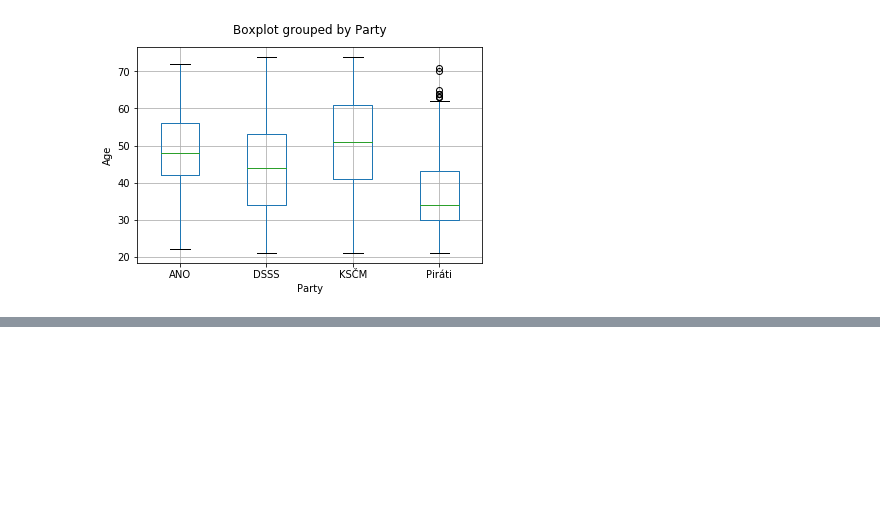
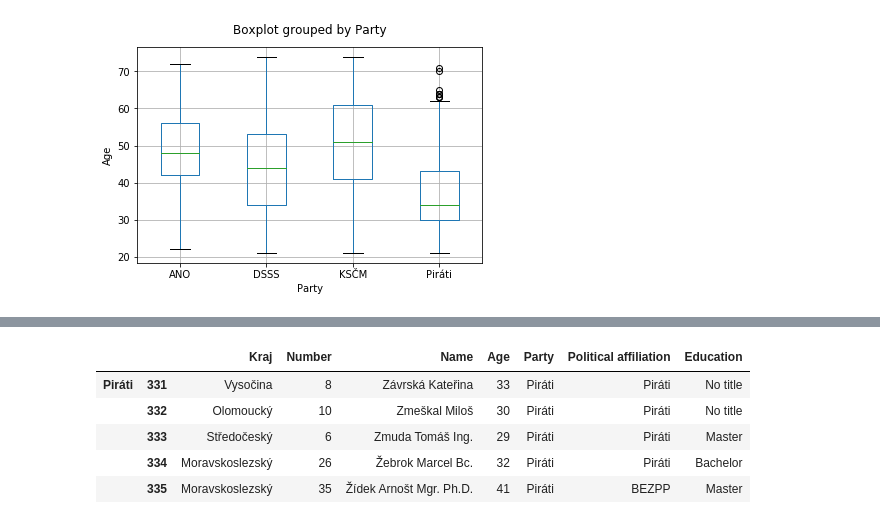
Before and after one commit to podondra/data-preprocessing, a Jupyter notebook: hw1/election-candidates.ipynb, the cells around one changed output, grey strips where cells are left out. Saved outputs shown, nothing was run; the diff lists cells and outputs as text; code cells hidden in the pictures; blank space fills up the shorter version.

```diff
--- a/hw1/election-candidates.ipynb
+++ b/hw1/election-candidates.ipynb
@@ -100,0 +149,19 @@ Your visualisation should answer at least these questions:
+# %%
+def classify_titles(xs):
+    # TODO try sets intersection
+    xs = set(xs)
+    if not masters.isdisjoint(xs):
+        return 'Master'
+    if not bachelors.isdisjoint(xs):
+        return 'Bachelor'
+    return 'No title'
+
+df['Education'] = splited_names.apply(classify_titles)
+df.tail()
+# %% [output]
+|  |  | Kraj | Number | Name | Age | Party | Political affiliation | Education |
+| Piráti | 331 | Vysočina | 8 | Závrská Kateřina | 33 | Piráti | Piráti | No title |
+|  | 332 | Olomoucký | 10 | Zmeškal Miloš | 30 | Piráti | Piráti | No title |
+|  | 333 | Středočeský | 6 | Zmuda Tomáš Ing. | 29 | Piráti | Piráti | Master |
+|  | 334 | Moravskoslezský | 26 | Žebrok Marcel Bc. | 32 | Piráti | Piráti | Bachelor |
+|  | 335 | Moravskoslezský | 35 | Žídek Arnošt Mgr. Ph.D. | 41 | Piráti | BEZPP | Master |
```
Also changed, not shown: parts of 7 cells of this notebook.
